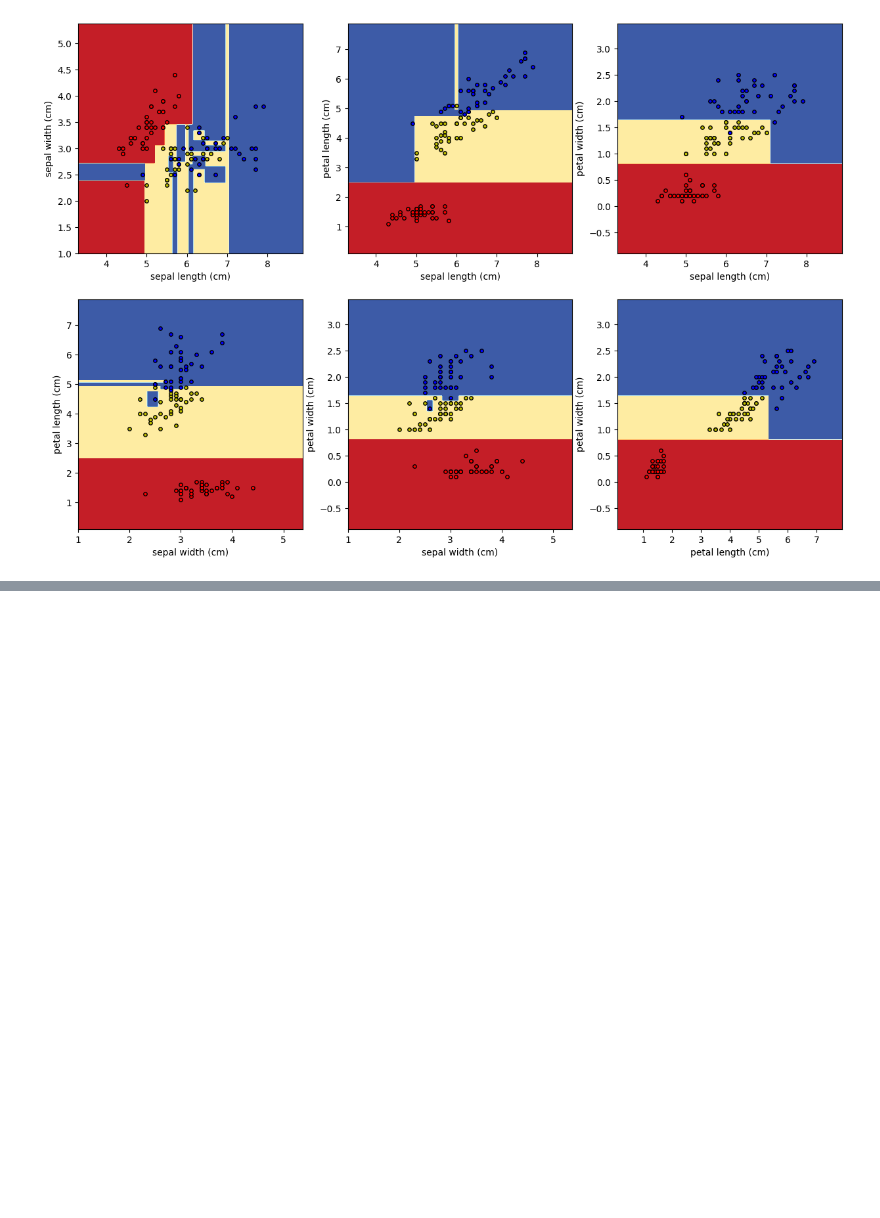
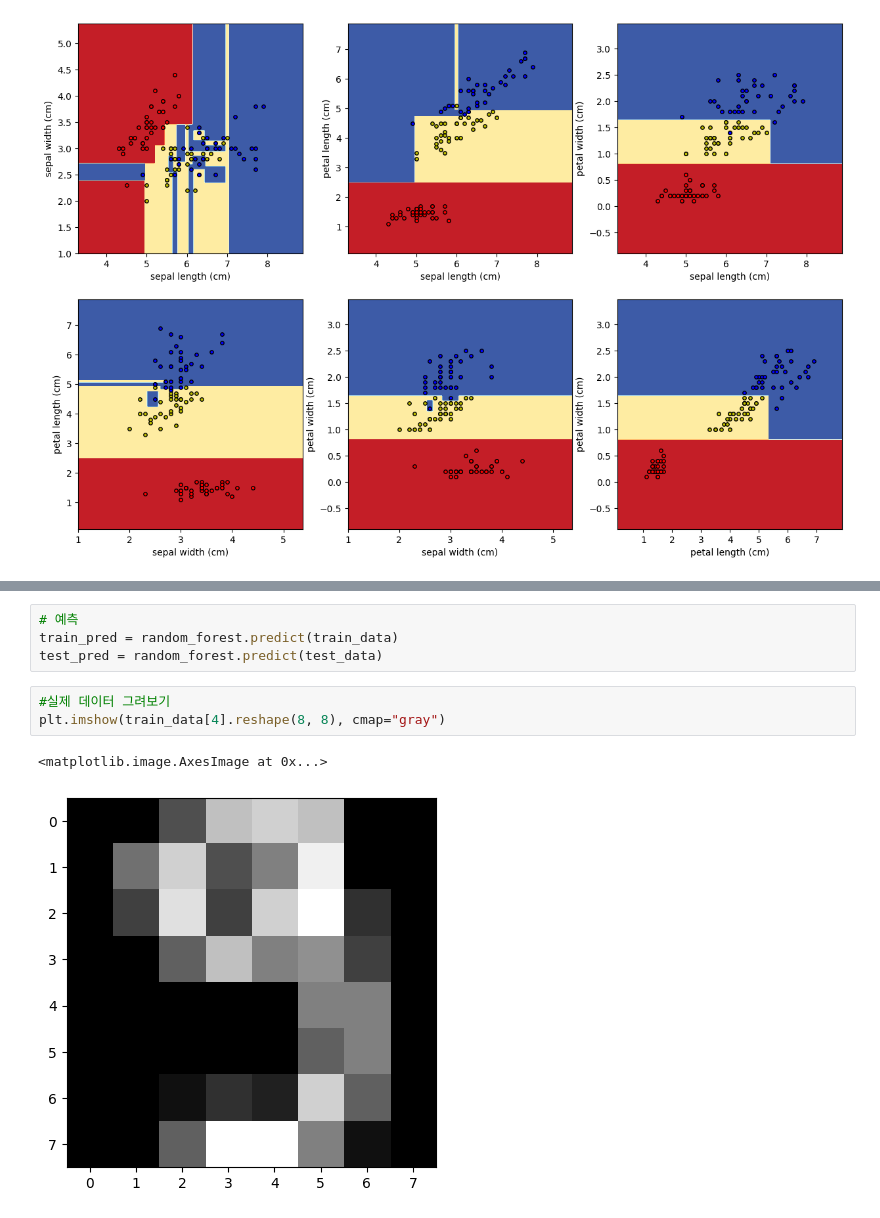
Before and after one commit to dhyunwoo/study, a Jupyter notebook: part4_ch04_decisionTree.ipynb, the cells around one changed output, grey strips where cells are left out. Drawn from its saved outputs; the diff is of its cells as text; blank space fills up the shorter version.

```diff
--- a/part4_ch04_decisionTree.ipynb
+++ b/part4_ch04_decisionTree.ipynb
@@ -551,0 +684,10 @@ for idx, pair in enumerate(pair_combs):
+# %%
+# 예측
+train_pred = random_forest.predict(train_data)
+test_pred = random_forest.predict(test_data)
+# %%
+#실제 데이터 그려보기
+plt.imshow(train_data[4].reshape(8, 8), cmap="gray")
+# %% [output]
+<matplotlib.image.AxesImage at 0x...>
+[figure, added]
```
Also changed, not shown: parts of 28 cells of this notebook, 2 other files.
